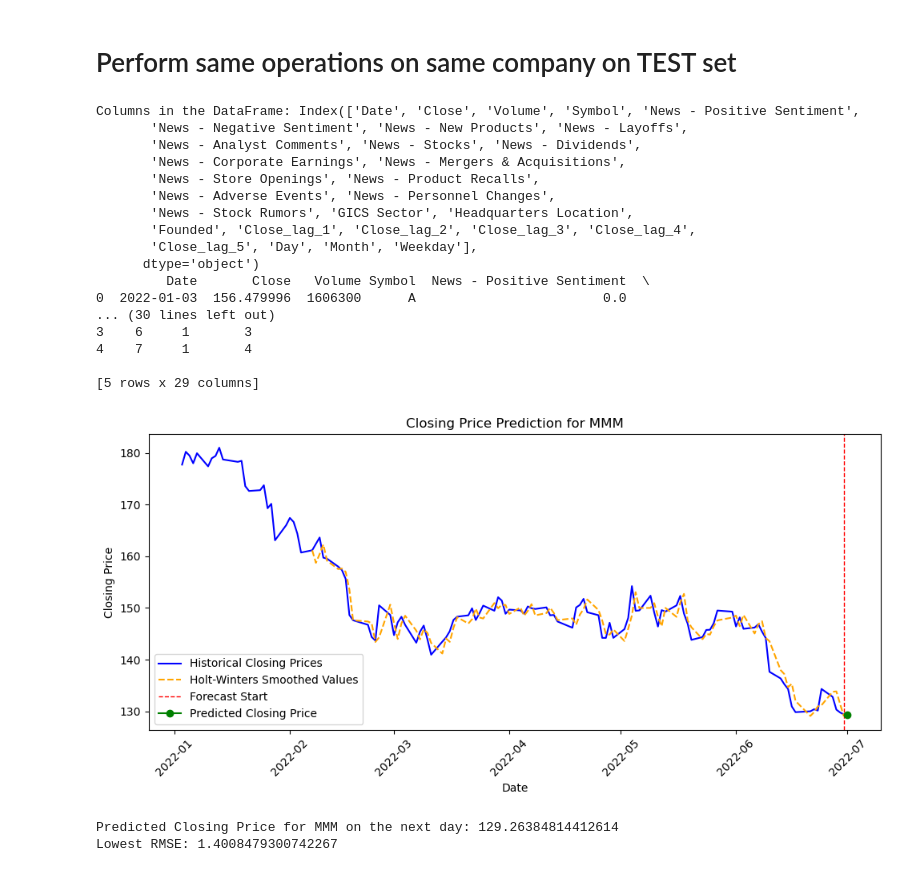
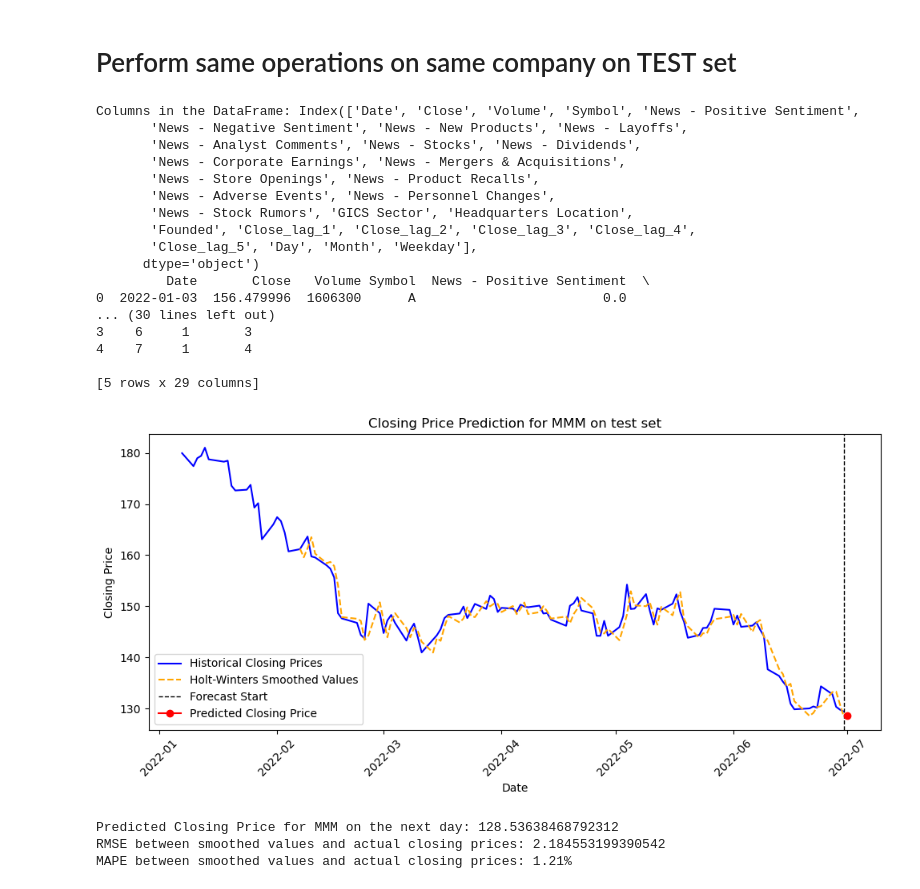
Before and after one commit to yothisisash/IT1244-Stock-Market, a Jupyter notebook: holt_winters_single_company_v2.ipynb, the cells around one changed output. Saved outputs shown, nothing was run; the diff lists cells and outputs as text; code cells hidden in the pictures.

```diff
--- a/holt_winters_single_company_v2.ipynb
+++ b/holt_winters_single_company_v2.ipynb
@@ -63,7 +63,7 @@ if len(company_data) < 5:
     raise ValueError("Not enough data to predict. At least 5 days are required.")
 
 # Use the last n days for modeling
-last_n_days = company_data['Close'].tail(100)
+last_n_days = company_data['Close'].tail(150)
 
 # Ensure 'last_n_days' is not empty
 if last_n_days.empty:
@@ -96,14 +96,14 @@ for start in range(0, test_size, roll_window):
 
     for trend, seasonal in param_combinations:
         try:
-            model = ExponentialSmoothing(train, trend=trend, seasonal=seasonal, seasonal_periods=12)
+            model = ExponentialSmoothing(train, trend=trend, seasonal=seasonal, seasonal_periods=7)
             fit = model.fit()
 
             # Forecast the next value(s)
             forecast = fit.forecast(roll_window)
 
             # Calculate RMSE
-            rmse = root_mean_squared_error(test, forecast)  # Using squared=False for RMSE
+            rmse = root_mean_squared_error(test, forecast)
 
             results.append({
                 'trend': trend,
@@ -181,94 +187,102 @@ Lowest RMSE: 1.4008479300742267
 # Perform same operations on same company on TEST set
 # %%
 # Load the dataset
-data = pd.read_csv(r"C:\Users\Admin\IT1244-Stock-Market\test_data.csv")
+test_data = pd.read_csv(r"C:\Users\Admin\IT1244-Stock-Market\test_data.csv")
 # Print the first few rows and the columns of the DataFrame
-print("Columns in the DataFrame:", data.columns)
-print(data.head())
+print("Columns in the DataFrame:", test_data.columns)
+print(test_data.head())
 
 # Convert 'Date' to datetime, handling errors
-data['Date'] = pd.to_datetime(data['Date'], errors='coerce')
+test_data['Date'] = pd.to_datetime(test_data['Date'], errors='coerce')
 
 # Check for NaT values after conversion
-if data['Date'].isnull().any():
+if test_data['Date'].isnull().any():
     print("There are unparseable dates:")
-    print(data[data['Date'].isnull()])
+    print(test_data[test_data['Date'].isnull()])
 
 # Define the company of interest
-company = 'MMM'  # Replace with your company name
+test_company = 'MMM'  # Replace with your company name
 
 # Filter data for the specific company
-company_data = data[data['Symbol'] == company]
+test_company_data = test_data[test_data['Symbol'] == test_company]
 
 # Check if the company data is empty
-if company_data.empty:
-    raise ValueError(f"No data found for company: {company}")
+if test_company_data.empty:
+    raise ValueError(f"No data found for company: {test_company}")
 
 # Set the 'Date' column as the index
-company_data.set_index('Date', inplace=True)
+test_company_data.set_index('Date', inplace=True)
 
 # Ensure we have at least 5 days of data
-if len(company_data) < 5:
+if len(test_company_data) < 5:
     raise ValueError("Not enough data to predict. At least 5 days are required.")
 
-
 # Use the last n days for modeling
-last_n_days = company_data['Close'].tail(100)
+test_last_n_days = test_company_data['Close'].tail(100)
 
 # Ensure 'last_n_days' is not empty
-if last_n_days.empty:
+if test_last_n_days.empty:
     raise ValueError("No closing price data available for modeling.")
 
-# Fit the Holt-Winters model
-model = ExponentialSmoothing(
-    last_n_days,
+# Fit the Holt-Winters model using trend, seasonal and seasonality params obtained during training
+test_model = ExponentialSmoothing(
+    test_last_n_days,
     trend=lowest_trend,
     seasonal=lowest_seasonal,
     seasonal_periods=7  # weekly seasonality
 ).fit()
 
 # Forecast the next day's closing price
-forecast = model.forecast(steps=1)
+test_forecast = test_model.forecast(steps=1)
 
 # Prepare data for visualization
-historical_m_data = company_data['Close'][-150:]  # Last m days for context
-smoothed_values = model.fittedvalues
+test_historical_m_data = test_company_data['Close'][-120:]  # Last m days for context
+test_smoothed_values = test_model.fittedvalues
+
+# Calcualte RMSE between actual values and smoothed values
+test_rmse = root_mean_squared_error(test_last_n_days.values, test_smoothed_values.values)
+
+# Calculate MAPE
+test_mape = np.mean(np.abs((test_last_n_days.values - test_smoothed_values.values) / test_last_n_days.values)) * 100
+
 
 # Visualization
 plt.figure(figsize=(10, 5))
-plt.plot(historical_m_data.index, historical_m_data, label='Historical Closing Prices', color='blue')
-plt.plot(smoothed_values.index, smoothed_values, label='Holt-Winters Smoothed Values', color='orange', linestyle='--')
-plt.axvline(x=historical_m_data.index[-1], color='red', linewidth=1, linestyle='--', label='Forecast Start')
-plt.plot(historical_m_data.index[-1] + pd.DateOffset(days=1), forecast, marker='o', label='Predicted Closing Price', color='green')
-plt.title(f'Closing Price Prediction for {company}')
+plt.plot(test_historical_m_data.index, test_historical_m_data, label='Historical Closing Prices', color='blue')
+plt.plot(test_smoothed_values.index, test_smoothed_values, label='Holt-Winters Smoothed Values', color='orange', linestyle='--')
+plt.axvline(x=test_historical_m_data.index[-1], color='black', linewidth=1, linestyle='--', label='Forecast Start')
+plt.plot(test_historical_m_data.index[-1] + pd.DateOffset(days=1), test_forecast, marker='o', label='Predicted Closing Price', color='red')
+plt.title(f'Closing Price Prediction for {test_company} on test set')
 plt.xlabel('Date')
 plt.ylabel('Closing Price')
 plt.legend()
 plt.xticks(rotation=45)
 plt.tight_layout()
 plt.show()
 
-# Output the predicted closing price
-print(f'Predicted Closing Price for {company} on the next day: {forecast.iloc[0]}')
-print(f"Lowest RMSE: {lowest_rmse_row['rmse']}")
+# Output the predicted closing price and print its performance metrics
+print(f'Predicted Closing Price for {test_company} on the next day: {test_forecast.iloc[0]}')
+print(f"RMSE between smoothed values and actual closing prices: {test_rmse}")
+print(f'MAPE between smoothed values and actual closing prices: {test_mape:.2f}%')
 # %% [output]
 Columns in the DataFrame: Index(['Date', 'Close', 'Volume', 'Symbol', 'News - Positive Sentiment',
        'News - Negative Sentiment', 'News - New Products', 'News - Layoffs',
        'News - Analyst Comments', 'News - Stocks', 'News - Dividends',
        'News - Corporate Earnings', 'News - Mergers & Acquisitions',
        'News - Store Openings', 'News - Product Recalls',
        'News - Adverse Events', 'News - Personnel Changes',
        'News - Stock Rumors', 'GICS Sector', 'Headquarters Location',
        'Founded', 'Close_lag_1', 'Close_lag_2', 'Close_lag_3', 'Close_lag_4',
        'Close_lag_5', 'Day', 'Month', 'Weekday'],
       dtype='object')
          Date       Close   Volume Symbol  News - Positive Sentiment  \
 0  2022-01-03  156.479996  1606300      A                        0.0
 ... (30 lines left out)
 3    6     1       3
 4    7     1       4
 
 [5 rows x 29 columns]
-[figure, old version]
+[figure, new version]
-Predicted Closing Price for MMM on the next day: 129.26384814412614
-Lowest RMSE: 1.4008479300742267
+Predicted Closing Price for MMM on the next day: 128.53638468792312
+RMSE between smoothed values and actual closing prices: 2.184553199390542
+MAPE between smoothed values and actual closing prices: 1.21%
```
Also changed, not shown: parts of 7 cells of this notebook.
